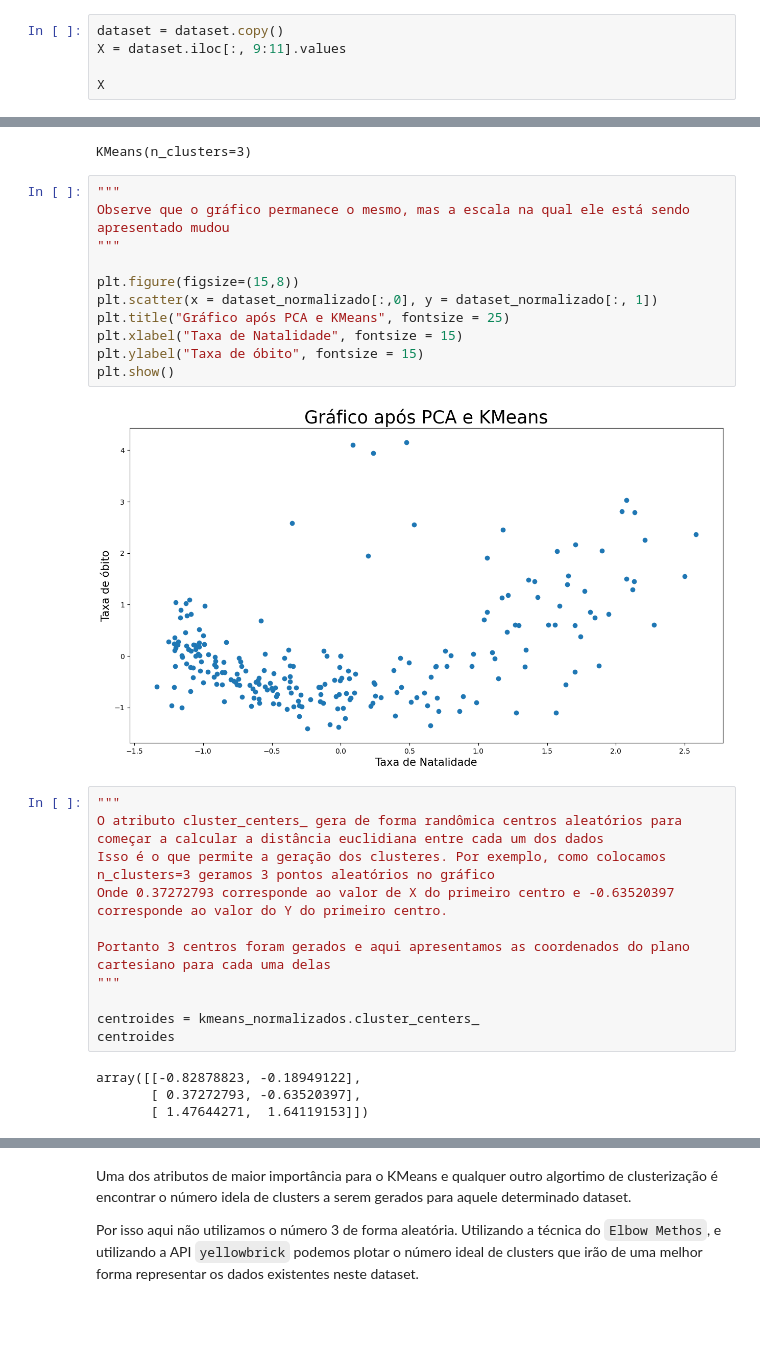
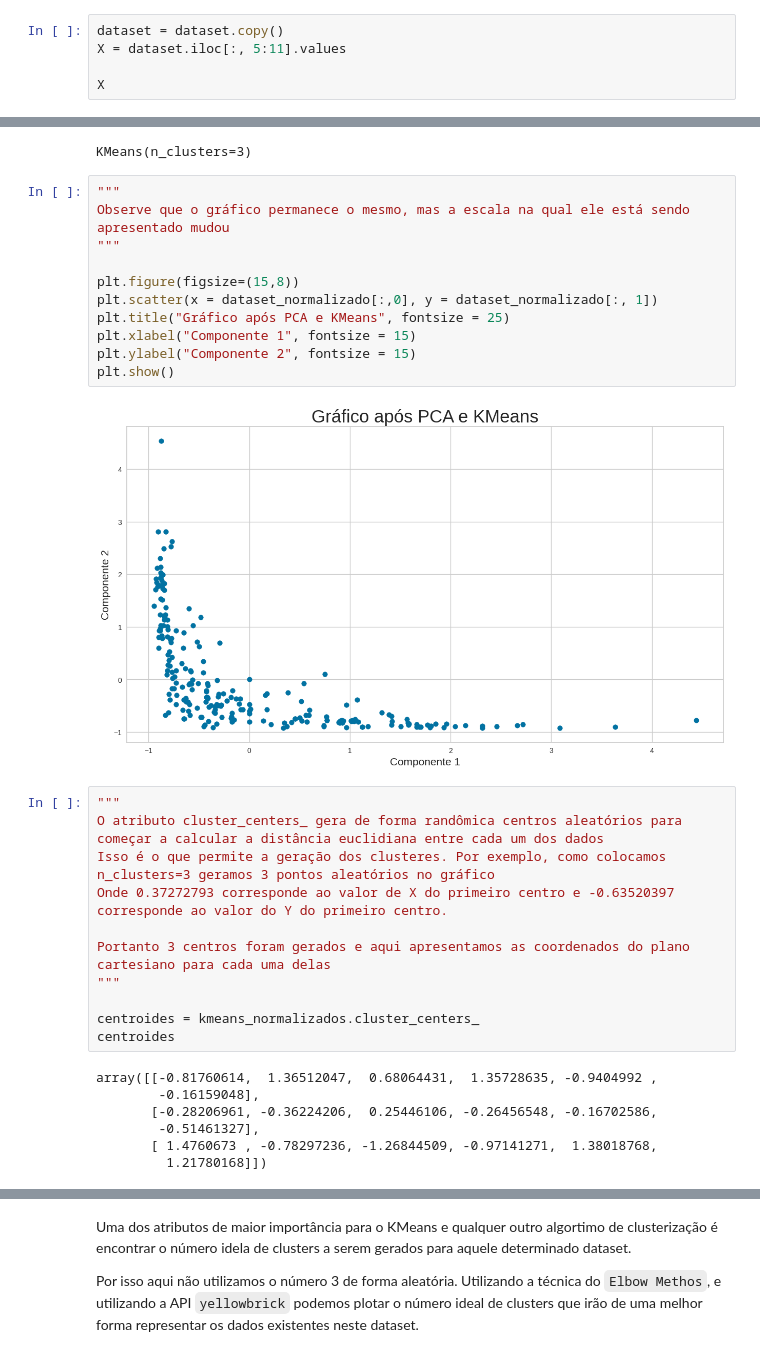
Before and after one commit to cantaruttim/Projeto_Integrador_III, a Jupyter notebook: Proj_Int_III.ipynb, the cells around one changed output, grey strips where cells are left out. Drawn from its saved outputs; the diff is of its cells as text; blank space fills up the shorter version.

```diff
--- a/Proj_Int_III.ipynb
+++ b/Proj_Int_III.ipynb
@@ -785,6 +1001,6 @@ Name: Taxa de Óbito, Length: 227, dtype: float64
 # %%
 dataset = dataset.copy()
-X = dataset.iloc[:, 9:11].values
+X = dataset.iloc[:, 5:11].values
 
 X
 # %% [output]
@@ -883,16 +1091,16 @@ KMeans(n_clusters=3)
 # %%
 """
 Observe que o gráfico permanece o mesmo, mas a escala na qual ele está sendo apresentado mudou
 """
 
 plt.figure(figsize=(15,8))
 plt.scatter(x = dataset_normalizado[:,0], y = dataset_normalizado[:, 1])
 plt.title("Gráfico após PCA e KMeans", fontsize = 25)
-plt.xlabel("Taxa de Natalidade", fontsize = 15)
-plt.ylabel("Taxa de óbito", fontsize = 15)
+plt.xlabel("Componente 1", fontsize = 15)
+plt.ylabel("Componente 2", fontsize = 15)
 plt.show()
 # %% [output]
-[figure, old version]
+[figure, new version]
 # %%
 """
 O atributo cluster_centers_ gera de forma randômica centros aleatórios para começar a calcular a distância euclidiana entre cada um dos dados
@@ -905,9 +1113,12 @@ Portanto 3 centros foram gerados e aqui apresentamos as coordenados do plano car
 centroides = kmeans_normalizados.cluster_centers_
 centroides
 # %% [output]
-array([[-0.82878823, -0.18949122],
-       [ 0.37272793, -0.63520397],
-       [ 1.47644271,  1.64119153]])
+array([[-0.81760614,  1.36512047,  0.68064431,  1.35728635, -0.9404992 ,
+        -0.16159048],
+       [-0.28206961, -0.36224206,  0.25446106, -0.26456548, -0.16702586,
+        -0.51461327],
+       [ 1.4760673 , -0.78297236, -1.26844509, -0.97141271,  1.38018768,
+         1.21780168]])
 # %%
 rotulos = kmeans_normalizados.labels_
 rotulos
```
Also changed, not shown: parts of 51 cells of this notebook.
